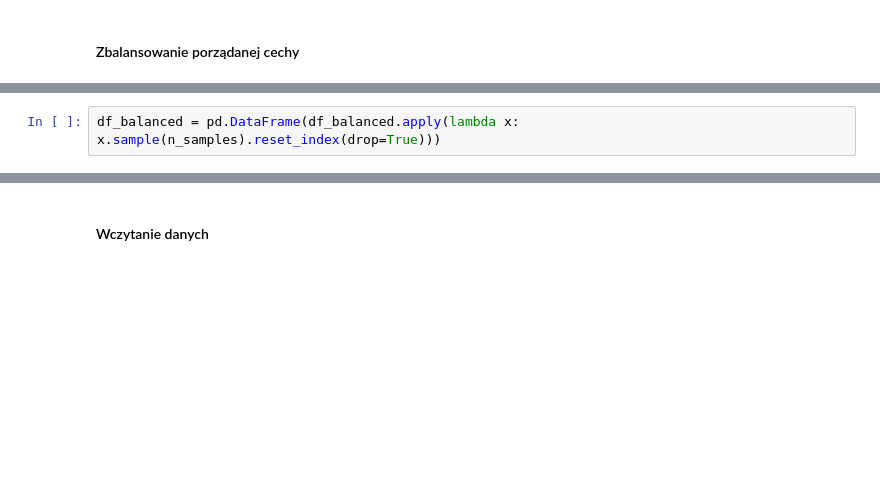
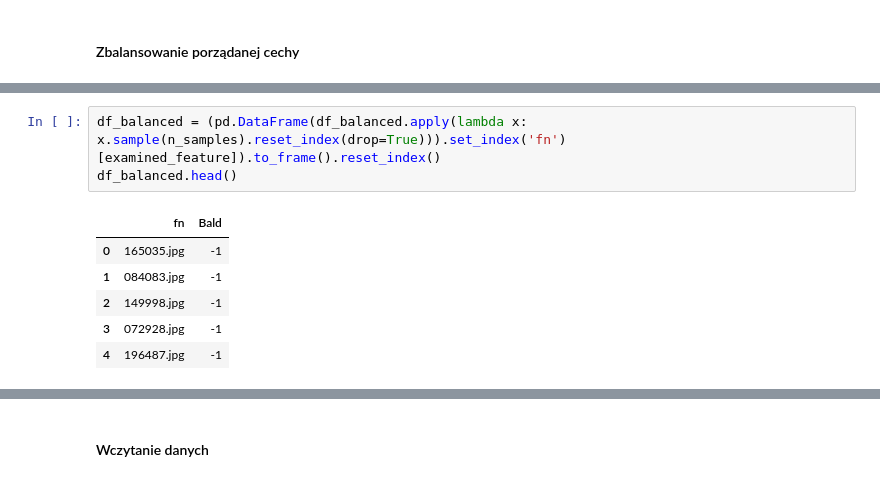
Before and after one commit to Feridum/AI-Workshop-polsl, a Jupyter notebook: notebooks/CelebA-CNN.ipynb, the cells around one changed output, grey strips where cells are left out. Cells and saved outputs as stored; diff of their text form; blank space fills up the shorter version.

```diff
--- a/notebooks/CelebA-CNN.ipynb
+++ b/notebooks/CelebA-CNN.ipynb
@@ -117,5 +129,13 @@ n_samples
 # %%
-df_balanced = pd.DataFrame(df_balanced.apply(lambda x: x.sample(n_samples).reset_index(drop=True)))
+df_balanced = (pd.DataFrame(df_balanced.apply(lambda x: x.sample(n_samples).reset_index(drop=True))).set_index('fn')[examined_feature]).to_frame().reset_index()
+df_balanced.head()
+# %% [output]
+|  | fn | Bald |
+| 0 | 165035.jpg | -1 |
+| 1 | 084083.jpg | -1 |
+| 2 | 149998.jpg | -1 |
+| 3 | 072928.jpg | -1 |
+| 4 | 196487.jpg | -1 |
 # %%
 print('Mamy',str(len(df_balanced)),'obrazów')
 # %% [output]
```
Also changed, not shown: parts of 22 cells of this notebook.
